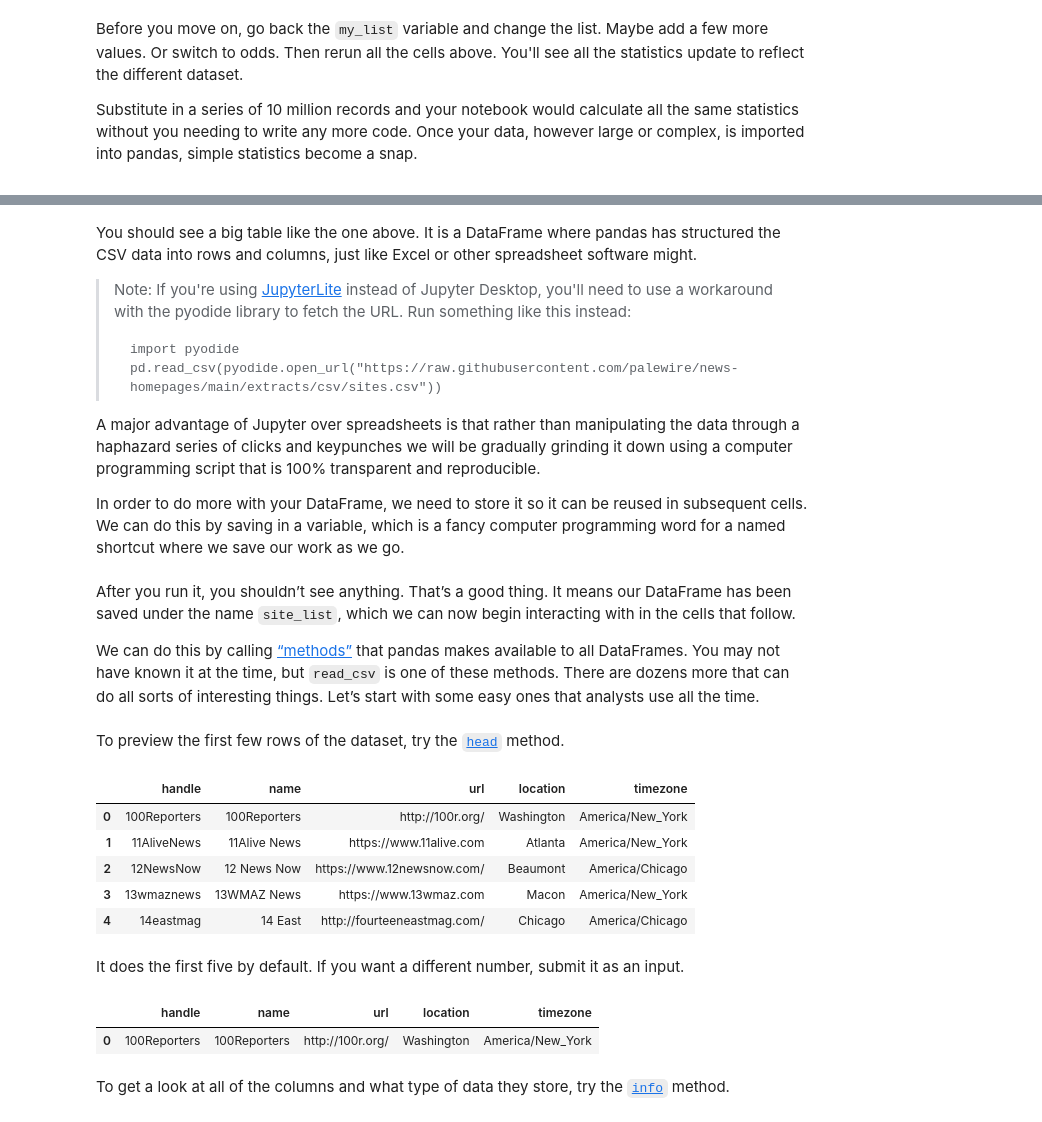
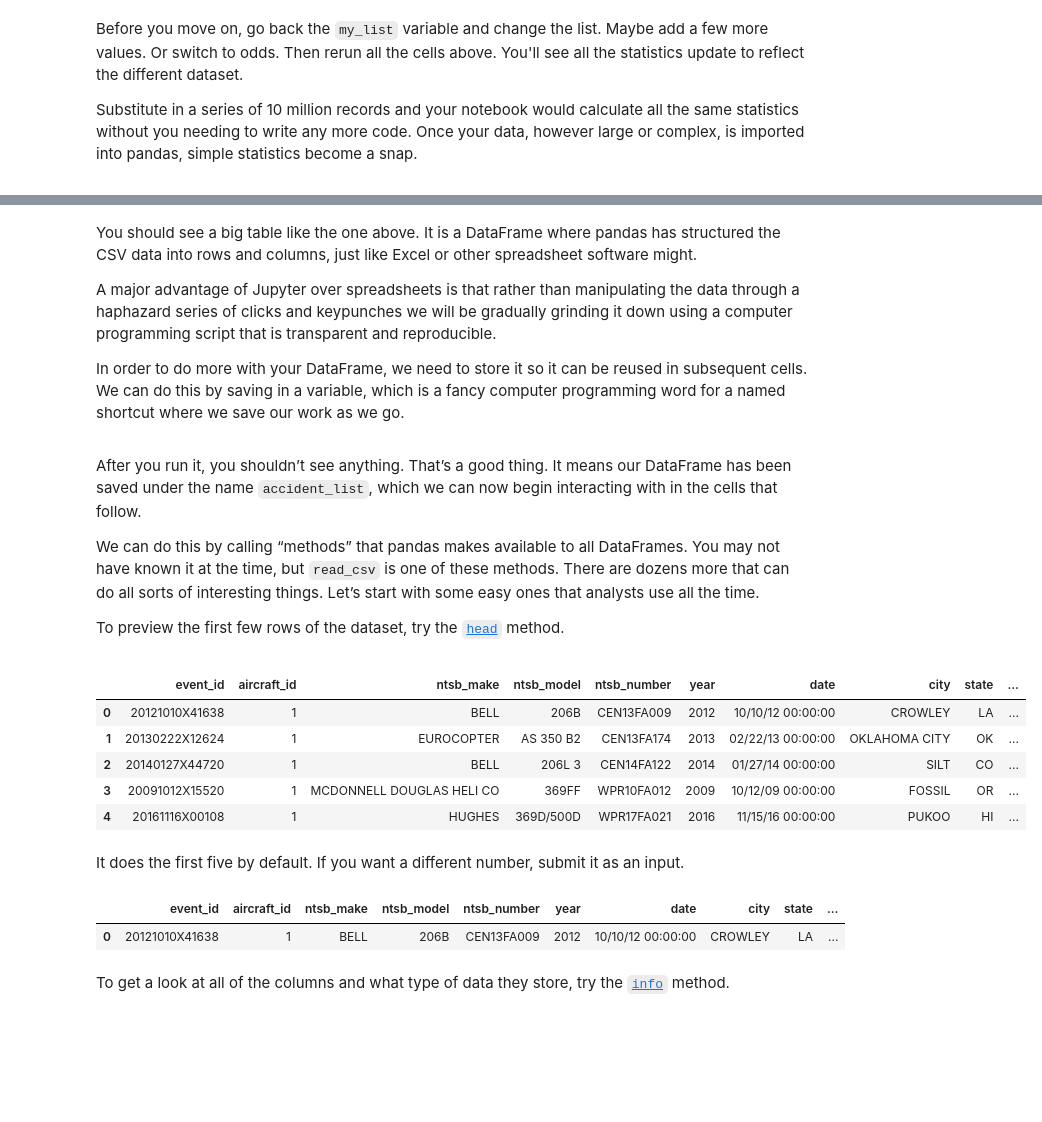
Before and after one commit to palewire/first-python-notebook, a Jupyter notebook: jupyterlite/fast-python-notebook/notebook.ipynb, the cells around one changed output, grey strips where cells are left out. Cells and saved outputs as stored; diff of their text form; code cells hidden in the pictures; blank space fills up the shorter version.

Commit message:
Getting real data in

````diff
--- a/jupyterlite/fast-python-notebook/notebook.ipynb
+++ b/jupyterlite/fast-python-notebook/notebook.ipynb
@@ -249,39 +268,41 @@ pd.read_csv("https://raw.githubusercontent.com/palewire/news-homepages/main/extr
 # %% [markdown]
+<div style="max-width:640px">
+
 You should see a big table like the one above. It is a DataFrame where pandas has structured the CSV data into rows and columns, just like Excel or other spreadsheet software might.
 
-> Note: If you're using [JupyterLite](https://jupyterlite.readthedocs.io/) instead of Jupyter Desktop, you'll need to use a workaround with the pyodide library to fetch the URL. Run something like this instead:
-> ```
-> import pyodide
-> pd.read_csv(pyodide.open_url("https://raw.githubusercontent.com/palewire/news-homepages/main/extracts/csv/sites.csv"))
-> ```
-
-A major advantage of Jupyter over spreadsheets is that rather than manipulating the data through a haphazard series of clicks and keypunches we will be gradually grinding it down using a computer programming script that is 100% transparent and reproducible.
+A major advantage of Jupyter over spreadsheets is that rather than manipulating the data through a haphazard series of clicks and keypunches we will be gradually grinding it down using a computer programming script that is transparent and reproducible.
 
 In order to do more with your DataFrame, we need to store it so it can be reused in subsequent cells. We can do this by saving in a variable, which is a fancy computer programming word for a named shortcut where we save our work as we go.
+
+</div>
 # %%
-site_list = pd.read_csv("https://raw.githubusercontent.com/palewire/news-homepages/main/extracts/csv/sites.csv")
+accident_list = pd.read_csv("ntsb-accidents.csv")
 # %% [markdown]
-After you run it, you shouldn’t see anything. That’s a good thing. It means our DataFrame has been saved under the name `site_list`, which we can now begin interacting with in the cells that follow.
+<div style="max-width:640px">
 
-We can do this by calling [“methods”](https://en.wikipedia.org/wiki/Method_(computer_programming)) that pandas makes available to all DataFrames. You may not have known it at the time, but `read_csv` is one of these methods. There are dozens more that can do all sorts of interesting things. Let’s start with some easy ones that analysts use all the time.
+After you run it, you shouldn’t see anything. That’s a good thing. It means our DataFrame has been saved under the name `accident_list`, which we can now begin interacting with in the cells that follow.
+
+We can do this by calling “methods” that pandas makes available to all DataFrames. You may not have known it at the time, but `read_csv` is one of these methods. There are dozens more that can do all sorts of interesting things. Let’s start with some easy ones that analysts use all the time.
+
+To preview the first few rows of the dataset, try the <a href="https://pandas.pydata.org/pandas-docs/stable/generated/pandas.DataFrame.head.html">`head`</a> method.
+
+</div>
-# %% [markdown]
-To preview the first few rows of the dataset, try the [`head`](https://pandas.pydata.org/pandas-docs/stable/generated/pandas.DataFrame.head.html) method.
 # %%
-site_list.head()
+accident_list.head()
 # %% [output]
-|  | handle | name | url | location | timezone |
-| 0 | 100Reporters | 100Reporters | http://100r.org/ | Washington | America/New_York |
-| 1 | 11AliveNews | 11Alive News | https://www.11alive.com | Atlanta | America/New_York |
-| 2 | 12NewsNow | 12 News Now | https://www.12newsnow.com/ | Beaumont | America/Chicago |
-| 3 | 13wmaznews | 13WMAZ News | https://www.13wmaz.com | Macon | America/New_York |
-| 4 | 14eastmag | 14 East | http://fourteeneastmag.com/ | Chicago | America/Chicago |
+|  | event_id | aircraft_id | ntsb_make | ntsb_model | ntsb_number | year | date | city | state | ... |
+| 0 | 20121010X41638 | 1 | BELL | 206B | CEN13FA009 | 2012 | 10/10/12 00:00:00 | CROWLEY | LA | ... |
+| 1 | 20130222X12624 | 1 | EUROCOPTER | AS 350 B2 | CEN13FA174 | 2013 | 02/22/13 00:00:00 | OKLAHOMA CITY | OK | ... |
+| 2 | 20140127X44720 | 1 | BELL | 206L 3 | CEN14FA122 | 2014 | 01/27/14 00:00:00 | SILT | CO | ... |
+| 3 | 20091012X15520 | 1 | MCDONNELL DOUGLAS HELI CO | 369FF | WPR10FA012 | 2009 | 10/12/09 00:00:00 | FOSSIL | OR | ... |
+| 4 | 20161116X00108 | 1 | HUGHES | 369D/500D | WPR17FA021 | 2016 | 11/15/16 00:00:00 | PUKOO | HI | ... |
 # %% [markdown]
 It does the first five by default. If you want a different number, submit it as an input.
 # %%
-site_list.head(1)
+accident_list.head(1)
 # %% [output]
-|  | handle | name | url | location | timezone |
-| 0 | 100Reporters | 100Reporters | http://100r.org/ | Washington | America/New_York |
+|  | event_id | aircraft_id | ntsb_make | ntsb_model | ntsb_number | year | date | city | state | ... |
+| 0 | 20121010X41638 | 1 | BELL | 206B | CEN13FA009 | 2012 | 10/10/12 00:00:00 | CROWLEY | LA | ... |
 # %% [markdown]
 To get a look at all of the columns and what type of data they store, try the [`info`](https://pandas.pydata.org/pandas-docs/stable/generated/pandas.DataFrame.info.html) method.
 # %%
````
Also changed, not shown: parts of 48 cells of this notebook, 5 other files.
